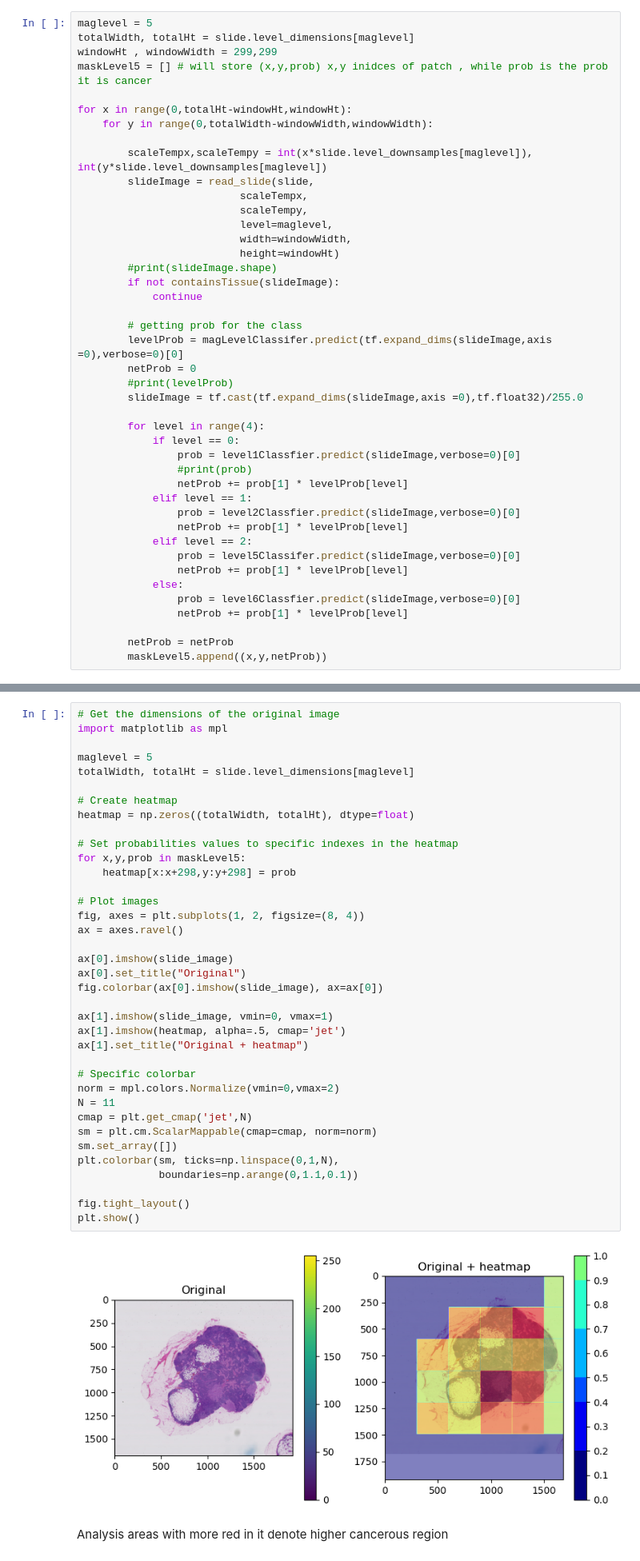
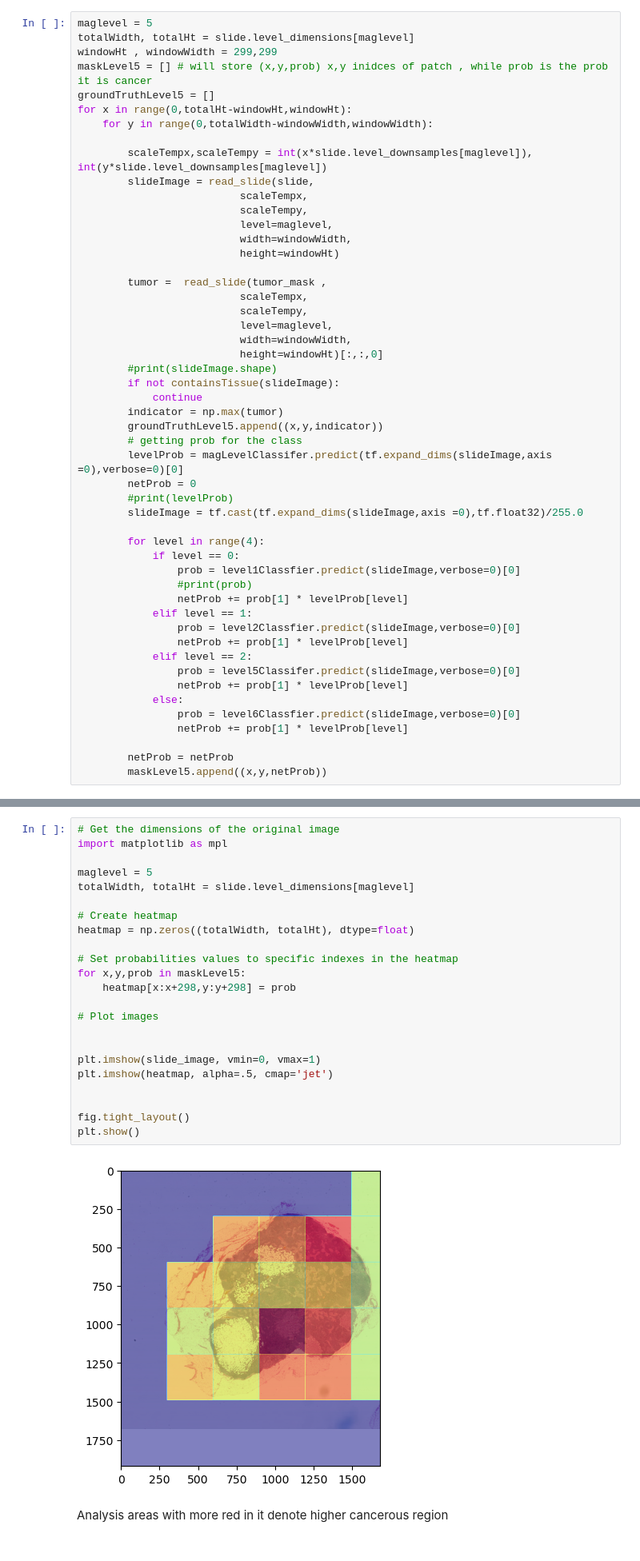
Before and after one commit to LDrago27/appliedDlCancer, a Jupyter notebook: Results.ipynb, the cells around one changed output, grey strips where cells are left out. Shown at 80% size. Drawn from its saved outputs; the diff is of its cells as text.

```diff
--- a/Results.ipynb
+++ b/Results.ipynb
@@ -124,7 +123,7 @@ maglevel = 5
 totalWidth, totalHt = slide.level_dimensions[maglevel]
 windowHt , windowWidth = 299,299
 maskLevel5 = [] # will store (x,y,prob) x,y inidces of patch , while prob is the prob it is cancer
-
+groundTruthLevel5 = []
 for x in range(0,totalHt-windowHt,windowHt):
     for y in range(0,totalWidth-windowWidth,windowWidth):
 
@@ -135,10 +134,18 @@ for x in range(0,totalHt-windowHt,windowHt):
                           level=maglevel,
                           width=windowWidth,
                           height=windowHt)
+
+        tumor =  read_slide(tumor_mask ,
+                          scaleTempx,
+                          scaleTempy,
+                          level=maglevel,
+                          width=windowWidth,
+                          height=windowHt)[:,:,0]
         #print(slideImage.shape)
         if not containsTissue(slideImage):
             continue
-
+        indicator = np.max(tumor)
+        groundTruthLevel5.append((x,y,indicator))
         # getting prob for the class
         levelProb = magLevelClassifer.predict(tf.expand_dims(slideImage,axis =0),verbose=0)[0]
         netProb = 0
@@ -186,42 +205,28 @@ slide_image = read_slide(slide,
 # %%
 # Get the dimensions of the original image
 import matplotlib as mpl
 
 maglevel = 5
 totalWidth, totalHt = slide.level_dimensions[maglevel]
 
 # Create heatmap
 heatmap = np.zeros((totalWidth, totalHt), dtype=float)
 
 # Set probabilities values to specific indexes in the heatmap
 for x,y,prob in maskLevel5:
     heatmap[x:x+298,y:y+298] = prob
 
 # Plot images
-fig, axes = plt.subplots(1, 2, figsize=(8, 4))
-ax = axes.ravel()
 
-ax[0].imshow(slide_image)
-ax[0].set_title("Original")
-fig.colorbar(ax[0].imshow(slide_image), ax=ax[0])
 
-ax[1].imshow(slide_image, vmin=0, vmax=1)
-ax[1].imshow(heatmap, alpha=.5, cmap='jet')
-ax[1].set_title("Original + heatmap")
+plt.imshow(slide_image, vmin=0, vmax=1)
+plt.imshow(heatmap, alpha=.5, cmap='jet')
 
-# Specific colorbar
-norm = mpl.colors.Normalize(vmin=0,vmax=2)
-N = 11
-cmap = plt.get_cmap('jet',N)
-sm = plt.cm.ScalarMappable(cmap=cmap, norm=norm)
-sm.set_array([])
-plt.colorbar(sm, ticks=np.linspace(0,1,N),
-             boundaries=np.arange(0,1.1,0.1))
 
 fig.tight_layout()
 plt.show()
 # %% [output]
-[figure, old version]
+[figure, new version]
 # %% [markdown]
 Analysis areas with more red in it denote higher cancerous region
 # %% [markdown]
```
Also changed, not shown: parts of 52 cells of this notebook, 1 other file.
